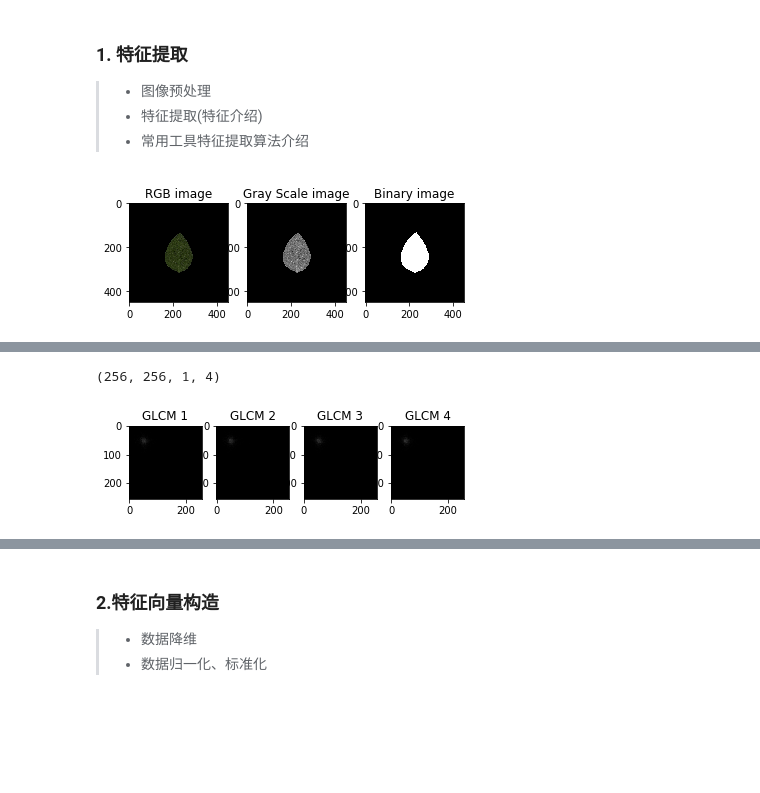
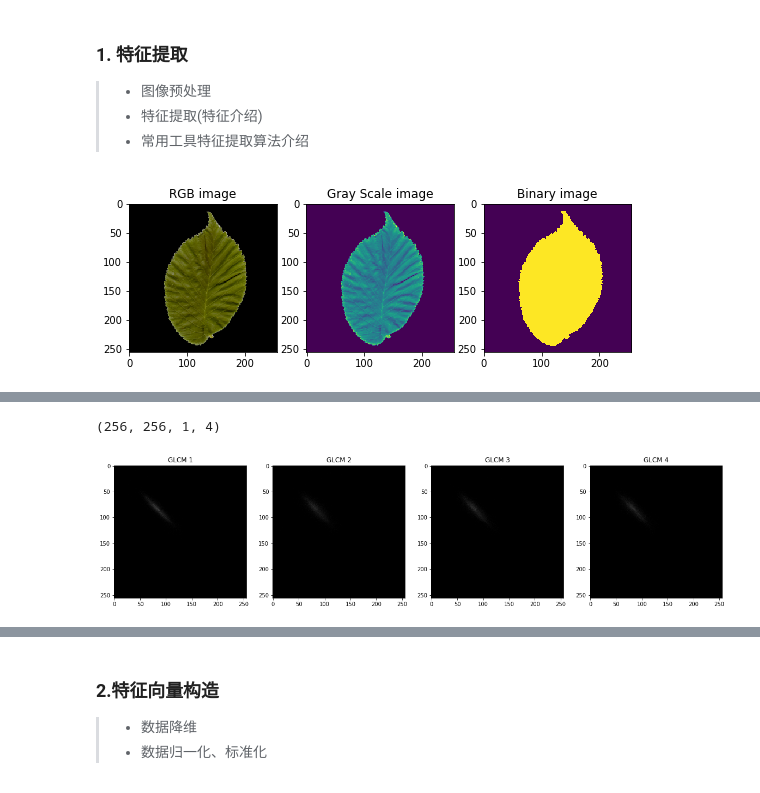
Before and after one commit to danyuliuyan/image_classification_demo, a Jupyter notebook: feature_extraction_demo.ipynb, the cells around one changed output, grey strips where cells are left out. Cells and saved outputs as stored; diff of their text form; code cells hidden in the pictures; blank space fills up the shorter version.

```diff
--- a/feature_extraction_demo.ipynb
+++ b/feature_extraction_demo.ipynb
@@ -43,28 +43,28 @@ from skimage import feature
 > - 特征提取(特征介绍)
 > - 常用工具特征提取算法介绍
 # %%
-origin_image = skio.imread(r'C:\Users\zyp\Desktop\dataset\1\1\LDC002_1_1_t_b_half_size.jpg')
-origin_image = sktransform.rescale(origin_image, 0.1)
+origin_image = skio.imread(r'D:\project\image_classification_demo\swedish-dataset-square-256\0\l1nr075.png')
+origin_image = sktransform.rescale(origin_image, 1)
 gray_image = rgb2gray(origin_image)
 otsu_threshold = threshold_otsu(gray_image)
 gray_image = ski.img_as_ubyte(gray_image)
 bin_image = gray_image > otsu_threshold
-plt.figure()
+plt.figure(figsize=(9,27))
 plt.subplot(1,3,1),plt.imshow(origin_image),plt.title(r'RGB image')
 plt.subplot(1,3,2),plt.imshow(gray_image),plt.title(r'Gray Scale image')
 plt.subplot(1,3,3),plt.imshow(bin_image),plt.title(r'Binary image')
 plt.show()
 # %% [output]
-[figure, old version]
+[figure, new version]
 # %% [markdown]
 #### 1.1 GLCM  Texture Features 特征提取
 > 详细介绍请参照 [Scikit-image 官方文档](http://scikit-image.org/docs/0.12.x/_images/plot_glcm_1.png)
 ![GLCM 特征示例](http://scikit-image.org/docs/0.12.x/_images/plot_glcm_1.png)
 # %%
 # 此处分别使用了水平、竖直、以及45 和135 度方向求 GLCM特征
-feature_glcm = feature.greycomatrix(gray_image,[3],[0, np.pi/4, np.pi/2, 3*np.pi/4], levels= 256)
+feature_glcm = feature.greycomatrix(gray_image,[1],[0, np.pi/4, np.pi/2, 3*np.pi/4], levels= 256)
 print(np.shape(feature_glcm))
-plt.figure()
+plt.figure(figsize=(20,10))
 plt.subplot(1,4,1),plt.imshow(feature_glcm[:,:,0,0],cmap=plt.cm.gray, interpolation='nearest', vmin=0, vmax=255), plt.title(r'GLCM 1')
 plt.subplot(1,4,2),plt.imshow(feature_glcm[:,:,0,1],cmap=plt.cm.gray, interpolation='nearest', vmin=0, vmax=255), plt.title(r'GLCM 2')
 plt.subplot(1,4,3),plt.imshow(feature_glcm[:,:,0,2],cmap=plt.cm.gray, interpolation='nearest', vmin=0, vmax=255), plt.title(r'GLCM 3')
@@ -72,7 +72,7 @@ plt.subplot(1,4,4),plt.imshow(feature_glcm[:,:,0,3],cmap=plt.cm.gray, interpolat
 plt.show()
 # %% [output]
 (256, 256, 1, 4)
-[figure, old version]
+[figure, new version]
 # %% [markdown]
 #### 1.2  HOG (Histogram of Oriented Gradients ) 特征提取
 > 关于HOG提取的详细内容请参考 [scikit-image官方文档](http://scikit-image.org/docs/0.12.x/auto_examples/features_detection/plot_hog.html#example-features-detection-plot-hog-py)
```
Also changed, not shown: parts of 4 cells of this notebook, 1 other file.
